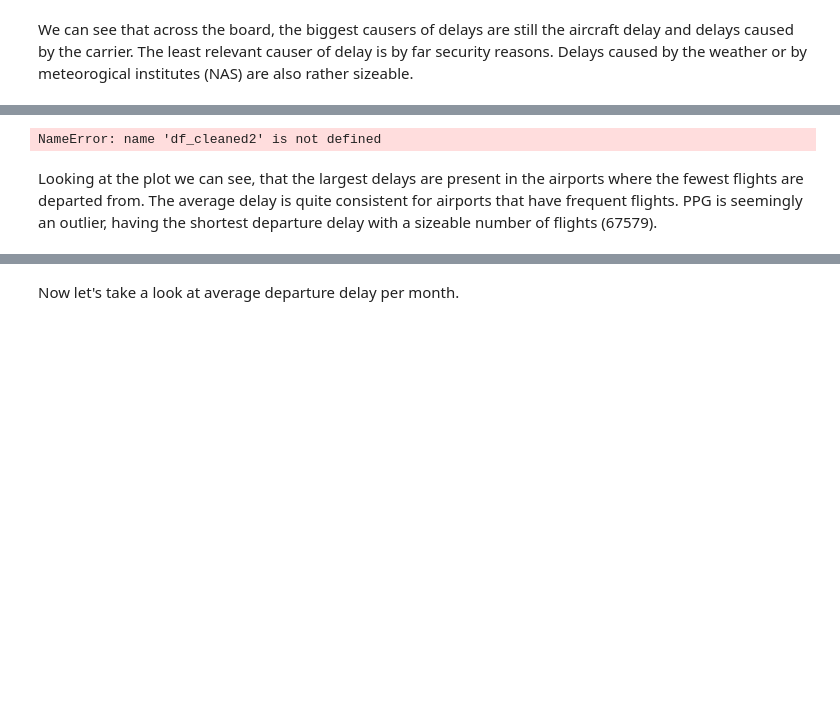
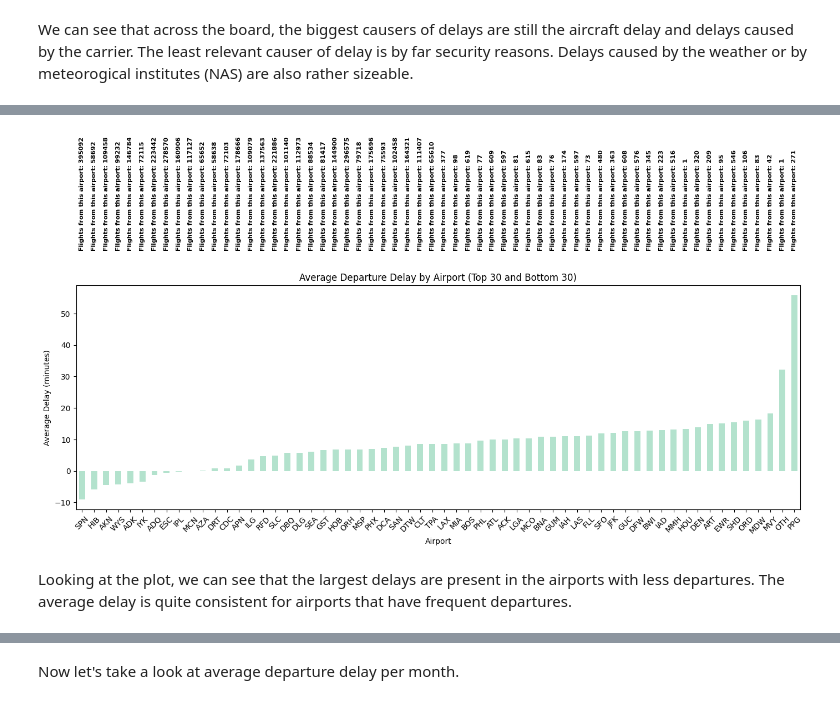
Before and after one commit to importb/predicting-flight-delays, a Jupyter notebook: EDA.ipynb, the cells around one changed output, grey strips where cells are left out. Cells and saved outputs as stored; diff of their text form; code cells hidden in the pictures; blank space fills up the shorter version.

```diff
--- a/EDA.ipynb
+++ b/EDA.ipynb
@@ -272,47 +278,48 @@ Next let's look at the average departure delay by the top 30 and bottom 30 airpo
 airport_flight_counts = df['ORIGIN'].value_counts()
 
 top_30_airports = airport_flight_counts.head(30).index
 bottom_30_airports = airport_flight_counts.tail(30).index
 top_30_data = df[df['ORIGIN'].isin(top_30_airports)]
 bottom_30_data = df[df['ORIGIN'].isin(bottom_30_airports)]
 top_30_delay = top_30_data.groupby('ORIGIN')['DEP_DELAY'].mean()
 bottom_30_delay = bottom_30_data.groupby('ORIGIN')['DEP_DELAY'].mean()
 
 airport_delay = pd.concat([top_30_delay, bottom_30_delay])
 
 # Plot the average departure delays for top 30 and bottom 30 airports
 plt.figure(figsize=(14, 8))
-bars = airport_delay.sort_values().plot(kind='bar')
+bars = airport_delay.sort_values().plot(kind='bar', colormap='Pastel2')
 
 # Add counts inside the bars
 for i, airport in enumerate(airport_delay.index):
     # Get the height of the bar
     bar_height = airport_delay.iloc[i]
 
-    # Get the count for this airport
+
+    # Get the flight count for this airport
     count = airport_flight_counts[airport]
 
     # Adjust position based on bar height
-    vertical_position = max(bar_height * 0.1, 0.5)  # Ensure minimum visibility
-
-    plt.text(i, vertical_position, f'{count}',
-             horizontalalignment='center',
-             verticalalignment='bottom',
-             rotation=90,  # Rotate text vertically
-             color='white',  # White text for visibility
-             fontweight='bold',
-             fontsize=8)
+    #vertical_position = max(bar_height * 0.1, 0.5)  # Ensure minimum visibility
+    vertical_position = 70
+    plt.text(i, vertical_position, f'Total flights from this airport: {count}',
+                horizontalalignment='center',
+                verticalalignment='bottom',
+                rotation=90,  # Rotate text vertically
+                color='black',  # White text for visibility
+                fontweight='bold',
+                fontsize=8)
 
 plt.title('Average Departure Delay by Airport (Top 30 and Bottom 30)')
 plt.xlabel('Airport')
 plt.ylabel('Average Delay (minutes)')
 plt.xticks(rotation=45)
 plt.tight_layout()
 plt.show()
 # %% [output]
-NameError: name 'df_cleaned2' is not defined
+[figure, added]
 # %% [markdown]
-Looking at the plot we can see, that the largest delays are present in the airports where the fewest flights are departed from. The average delay is quite consistent for airports that have frequent flights. PPG is seemingly an outlier, having the shortest departure delay with a sizeable number of flights (67579).
+Looking at the plot, we can see that the largest delays are present in the airports with less departures. The average delay is quite consistent for airports that have frequent departures.
 # %%
 airport_flight_counts = df['DEST'].value_counts()
 
```
Also changed, not shown: parts of 19 cells of this notebook, 2 other files.
